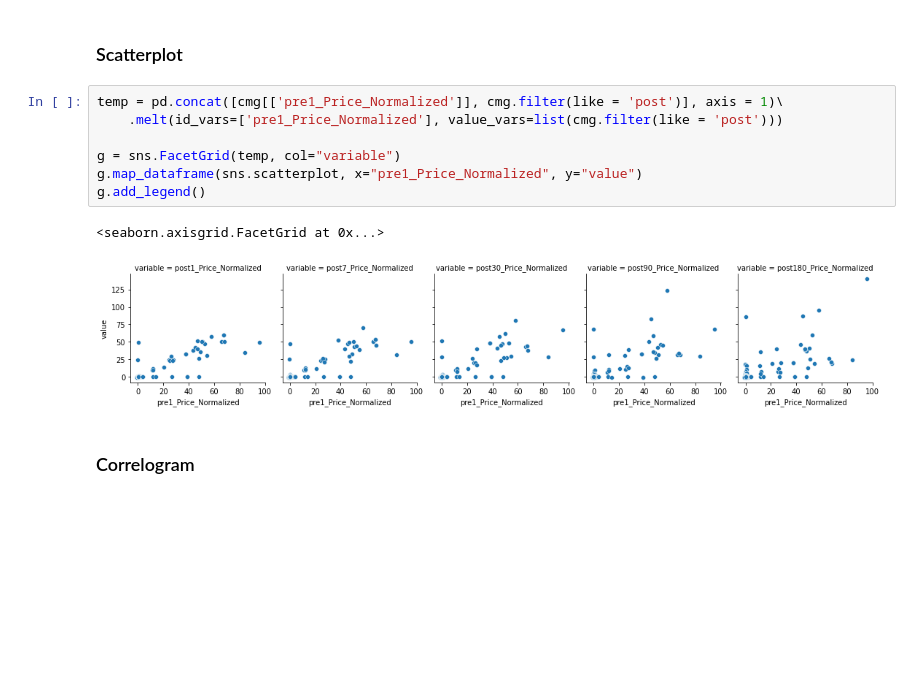
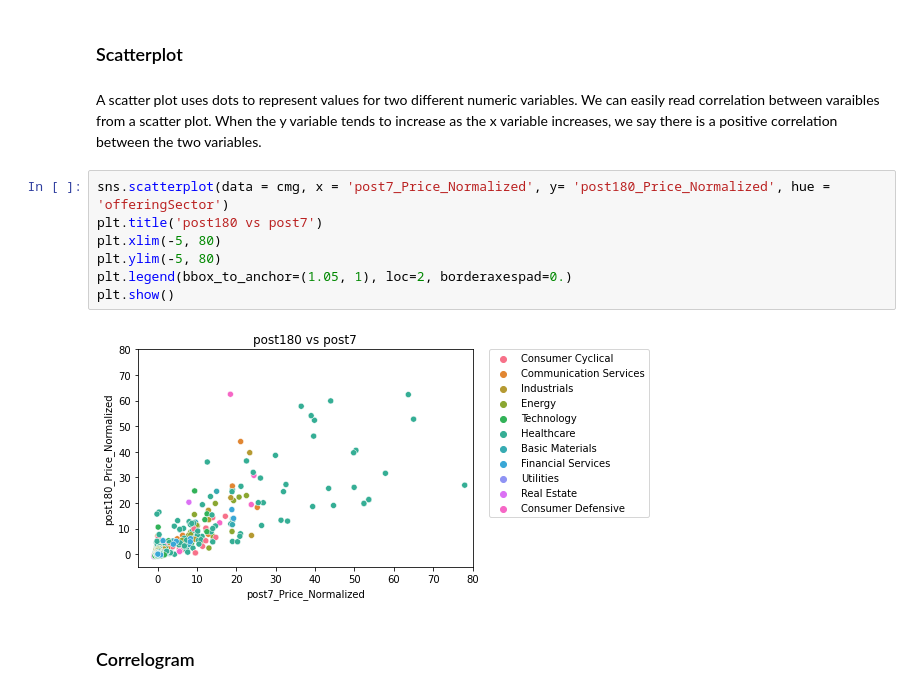
Before and after one commit to vgimfs/DSC_2022_final, a Jupyter notebook: 02 - DSC 2022 Exploratory Data Analysis.ipynb, the cells around one changed output. Saved outputs shown, nothing was run; the diff lists cells and outputs as text; blank space fills up the shorter version.

```diff
--- a/02 - DSC 2022 Exploratory Data Analysis.ipynb
+++ b/02 - DSC 2022 Exploratory Data Analysis.ipynb
@@ -199,16 +220,17 @@ plt.show()
 # %% [markdown]
 <a id='scatterplot'></a>
 ### Scatterplot
-# %%
-temp = pd.concat([cmg[['pre1_Price_Normalized']], cmg.filter(like = 'post')], axis = 1)\
-    .melt(id_vars=['pre1_Price_Normalized'], value_vars=list(cmg.filter(like = 'post')))
-
-g = sns.FacetGrid(temp, col="variable")
-g.map_dataframe(sns.scatterplot, x="pre1_Price_Normalized", y="value")
-g.add_legend()
-# %% [output]
-<seaborn.axisgrid.FacetGrid at 0x...>
-[figure, removed]
+# %% [markdown]
+A scatter plot uses dots to represent values for two different numeric variables. We can easily read correlation between varaibles from a scatter plot. When the y variable tends to increase as the x variable increases, we say there is a positive correlation between the two variables.
+# %%
+sns.scatterplot(data = cmg, x = 'post7_Price_Normalized', y= 'post180_Price_Normalized', hue = 'offeringSector')
+plt.title('post180 vs post7')
+plt.xlim(-5, 80)
+plt.ylim(-5, 80)
+plt.legend(bbox_to_anchor=(1.05, 1), loc=2, borderaxespad=0.)
+plt.show()
+# %% [output]
+[figure, added]
 # %% [markdown]
 <a id='correlogram'></a>
 ### Correlogram
```
Also changed, not shown: parts of 15 cells of this notebook, 4 other files.
